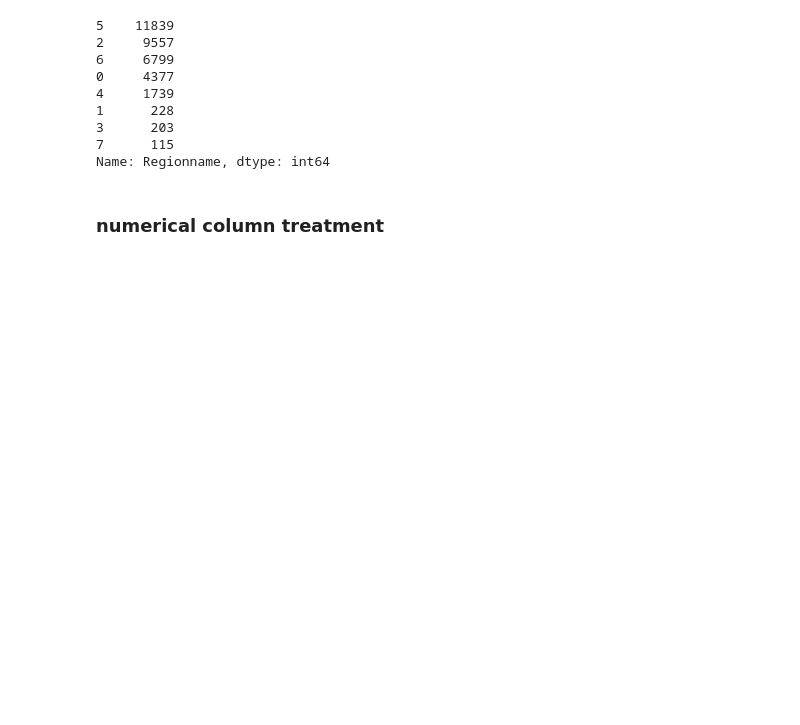
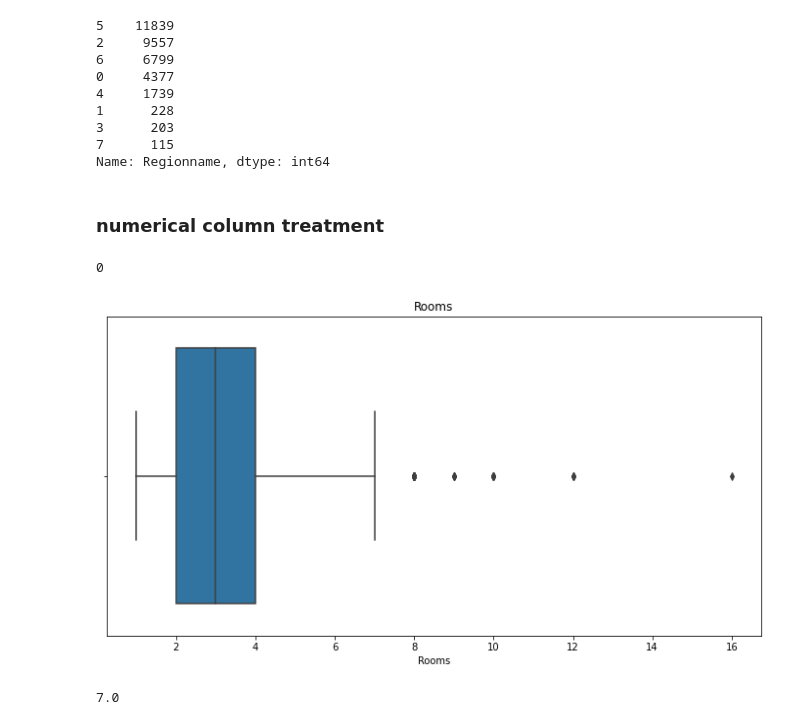
Before and after one commit to deepakjeff2/data-cleaning, a Jupyter notebook: Melbourne_housing_FULL EDA.ipynb, the cells around one changed output. Drawn from its saved outputs; the diff is of its cells as text; code cells hidden in the pictures; blank space fills up the shorter version.

```diff
--- a/Melbourne_housing_FULL EDA.ipynb
+++ b/Melbourne_housing_FULL EDA.ipynb
@@ -255,3 +256,20 @@ df.Regionname.value_counts()
 Name: Regionname, dtype: int64
 # %% [markdown]
 ### numerical column treatment
+# %%
+df.Rooms.isnull().sum()
+# %% [output]
+0
+# %%
+plt.figure(figsize=(12,6))
+sns.boxplot(df.Rooms)
+plt.title('Rooms')
+plt.show()
+# %% [output]
+[figure, added]
+# %%
+Rooms_IQR = df.Rooms.quantile(0.75) - df.Rooms.quantile(0.25)
+Rooms_high = df.Rooms.quantile(0.75) + (1.5*Rooms_IQR)
+print(Rooms_high)
+# %% [output]
+7.0
```
Also changed, not shown: parts of 18 cells of this notebook.
